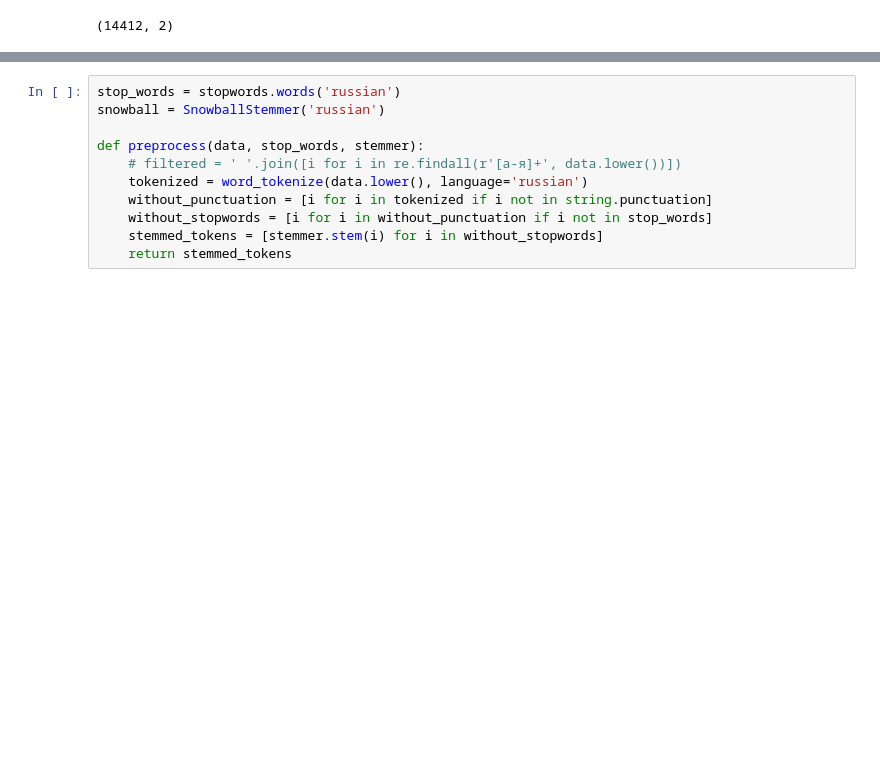
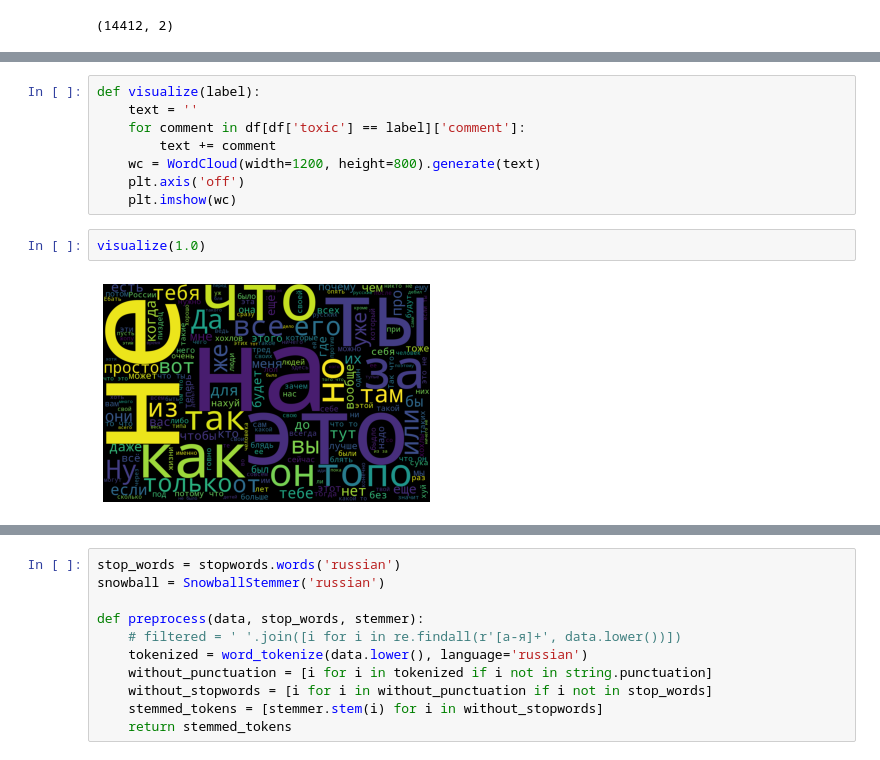
Before and after one commit to SantonioTheFirst/DataAnalysis, a Jupyter notebook: lab3/IDA_lab3.ipynb, the cells around one changed output, grey strips where cells are left out. Cells and saved outputs as stored; diff of their text form; blank space fills up the shorter version.

```diff
--- a/lab3/IDA_lab3.ipynb
+++ b/lab3/IDA_lab3.ipynb
@@ -311,0 +320,12 @@ import string
+# %%
+def visualize(label):
+    text = ''
+    for comment in df[df['toxic'] == label]['comment']:
+        text += comment
+    wc = WordCloud(width=1200, height=800).generate(text)
+    plt.axis('off')
+    plt.imshow(wc)
+# %%
+visualize(1.0)
+# %% [output]
+[figure, added]
```
Also changed, not shown: parts of 12 cells of this notebook.
